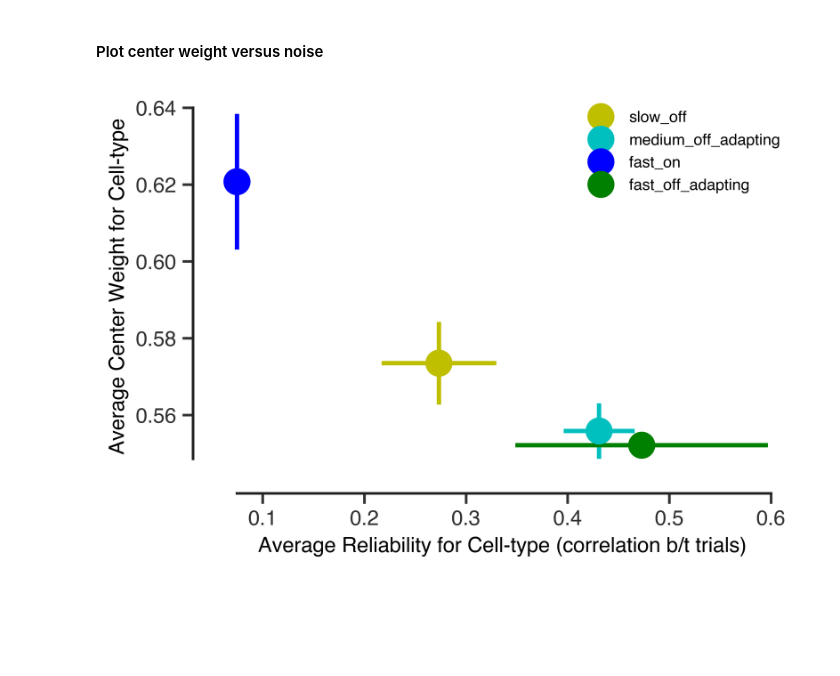
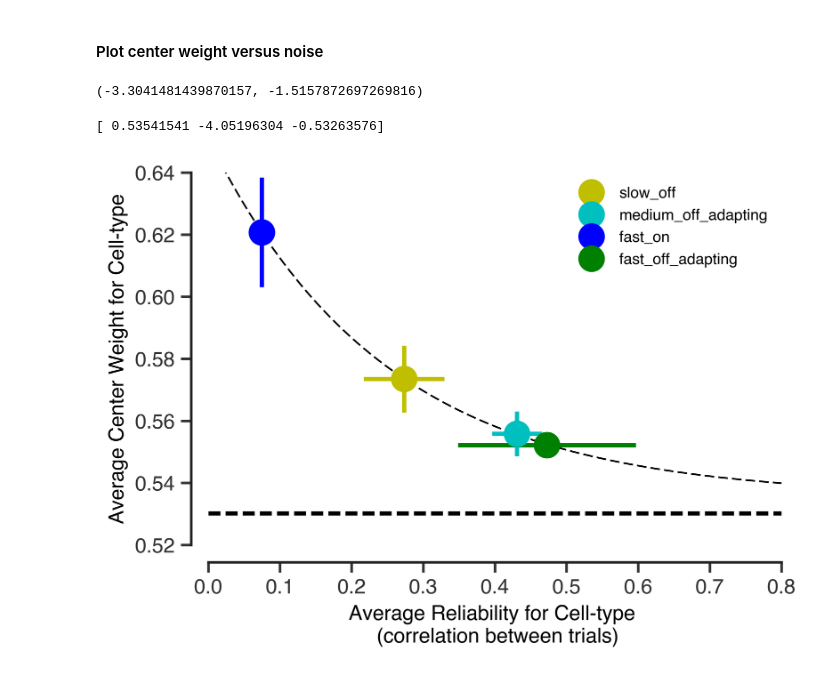
Before and after one commit to lmcintosh/ipython-notebooks, a Jupyter notebook: baccuslab/Surround - 4-4 LN models of all cells by cell type.ipynb, the cells around one changed output. Cells and saved outputs as stored; diff of their text form; code cells hidden in the pictures; blank space fills up the shorter version.

Commit message:
updating noise and center weight scatter plot with exp fit

```diff
--- a/baccuslab/Surround - 4-4 LN models of all cells by cell type.ipynb
+++ b/baccuslab/Surround - 4-4 LN models of all cells by cell type.ipynb
@@ -339,14 +339,42 @@ colorscheme = {
     'fast_on': 'b',
     'medium_off_adapting': 'c'
 }
+# %%
+# from Notebook Surround - 4-4 Minimal lhs figures
+ideal_cw = 0.53020134228187921
+# %%
+def exponential_fit(x, baseline, gain, offset):
+#     baseline, gain, offset = p
+    return baseline + np.exp(gain*(x - offset))
+# %%
+gain, baseline = np.polyfit(np.log(np.array(mean_cws)), mean_reliability[:-1], 1)
+print((gain, baseline))
+# %% [output]
+(-3.3041481439870157, -1.5157872697269816)
+# %%
+popt, pcov = curve_fit(exponential_fit, np.array(mean_reliability[:-1]), np.array(mean_cws), p0=(0.52, -.3, 0.1))
+print(popt)
+# %% [output]
+[ 0.53541541 -4.05196304 -0.53263576]
 # %%
+how_far = 0.8
+
+# plot exponential fit
+x = np.linspace(0,how_far,100)
+plt.plot(x, exponential_fit(x, *popt), 'k--', linewidth=1)
+
 for i,name in enumerate(fit_ordering):
       plt.errorbar(mean_reliability[i], mean_cws[i], yerr=sem_cws[i], xerr=sem_reliability[i], fmt='o',
                   label=name, color=colorscheme[name])
+
+plt.plot(np.linspace(0,how_far,10), 10*[ideal_cw], 'k--')
+
 # plt.errorbar(mean_reliability[:-1], mean_cws, yerr=sem_cws, xerr=sem_reliability[:-1], fmt='o')
 plt.legend(loc='upper right', frameon=False, fontsize=9)
-plt.xlabel('Average Reliability for Cell-type (correlation b/t trials)')
+plt.xlabel('Average Reliability for Cell-type \n (correlation between trials)')
 plt.ylabel('Average Center Weight for Cell-type')
+plt.xlim(0,how_far)
+plt.ylim(0.52, 0.64)
 adjust_spines(plt.gca())
 # %% [output]
-[figure, old version]
+[figure, new version]
```
